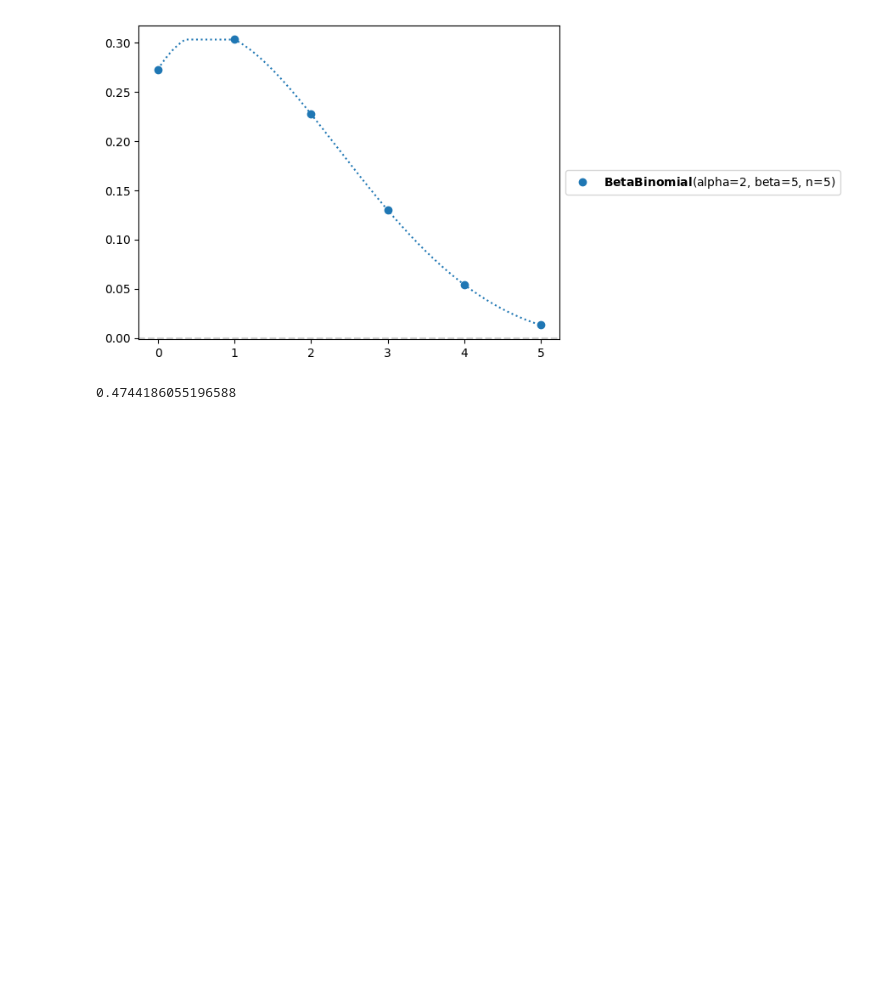
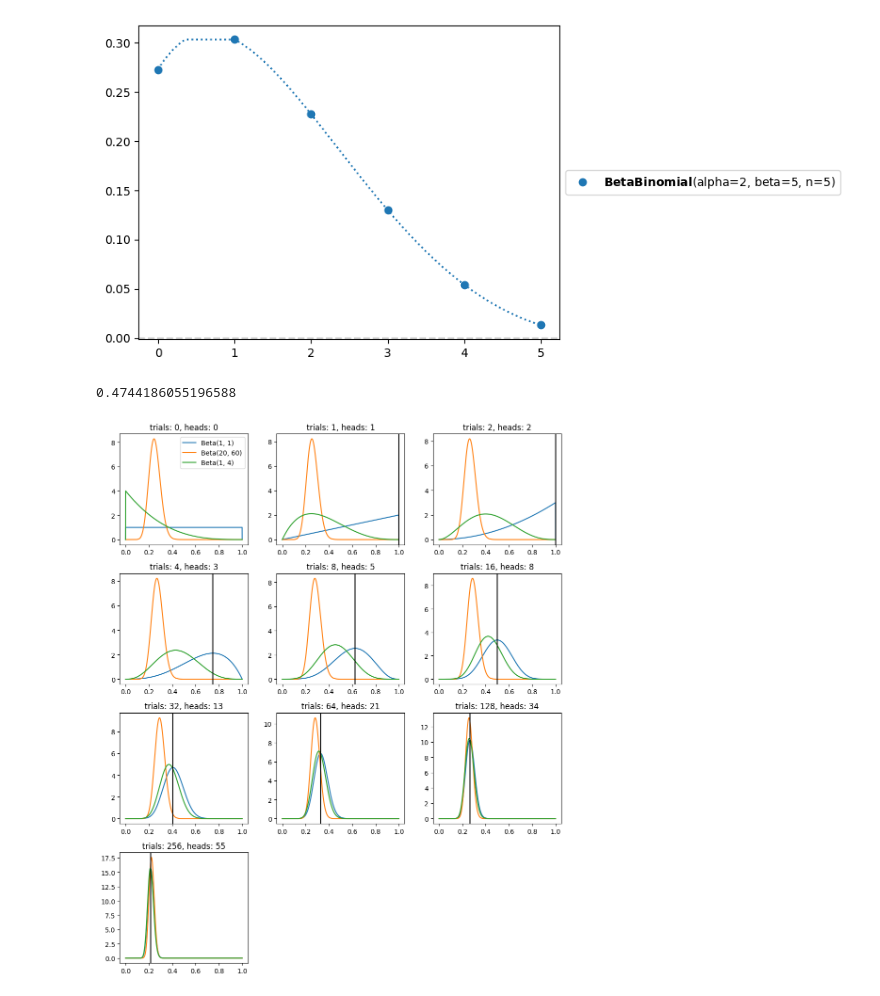
Before and after one commit to damiansp/completePython, a Jupyter notebook: bayesian/bap/1_thinking_probabilistically.ipynb, the cells around one changed output. Drawn from its saved outputs; the diff is of its cells as text; code cells hidden in the pictures; blank space fills up the shorter version.

Commit message:
1++; beta prior binomial ex

```diff
--- a/bayesian/bap/1_thinking_probabilistically.ipynb
+++ b/bayesian/bap/1_thinking_probabilistically.ipynb
@@ -30,3 +30,28 @@ base = (b - a) / 10  # of rectangle for Riemann sum
 np.sum(dist.pdf(xs) * base)  # p(-2 < x < 0) ~ N(0, 1)
 # %% [output]
 0.4744186055196588
+# %%
+n_trials = [0, 1, 2, 4, 8, 16, 32, 64, 128, 256]
+n_heads =  [0, 1, 2, 3, 5,  8, 13, 21,  34,  55]
+beta_params = [(1, 1), (20, 60), (1, 4)]
+x = np.linspace(0, 1, 2000)
+
+plt.figure(figsize= (10, 12))
+for i, n in enumerate(n_trials):
+    plt.subplot(4, 3, i + 1)
+    if n != 0:
+        gt = y / n
+    y = n_heads[i]
+    for (alpha_prior, beta_prior) in beta_params:
+        posterior = pz.Beta(alpha_prior + y, beta_prior + n - y).pdf(x)
+        plt.plot(
+            x, posterior, label=f'Beta({alpha_prior}, {beta_prior})')
+    if n != 0:
+        gt = y / n
+        plt.axvline(gt, color='k')
+    if i == 0:
+        plt.legend()
+    plt.title(f'trials: {n}, heads: {y}')
+plt.tight_layout()
+# %% [output]
+[figure, added]
```
Also changed, not shown: parts of 2 cells of this notebook.
